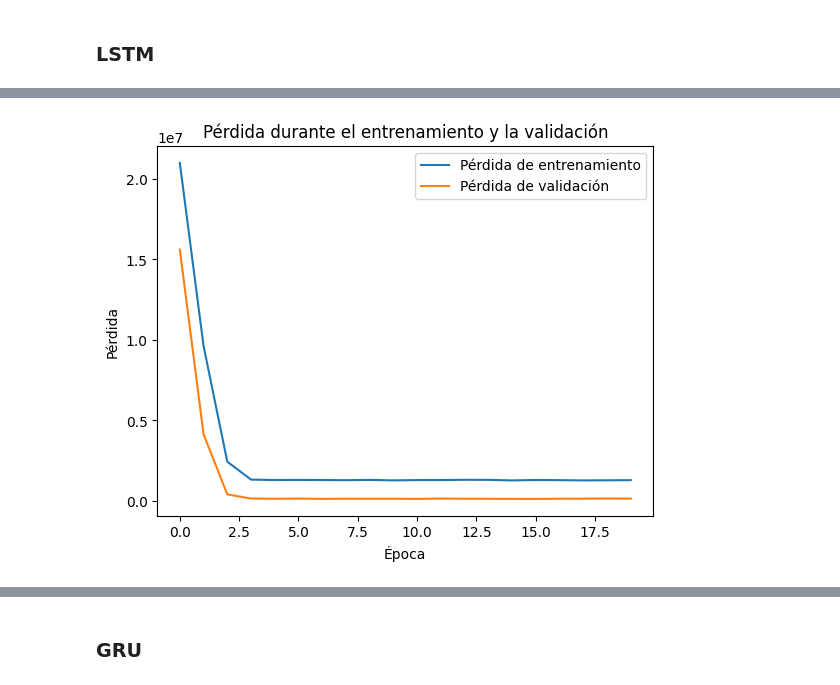
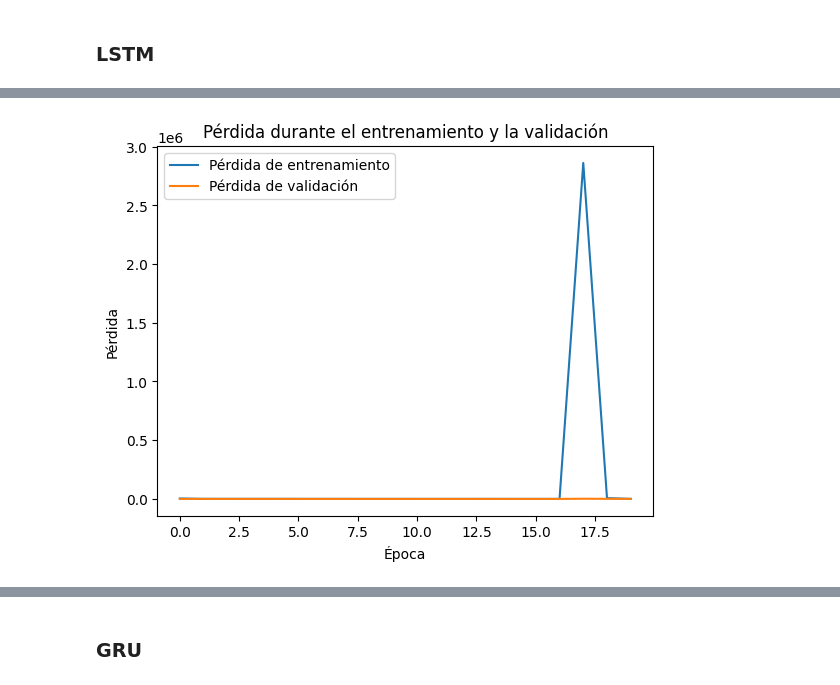
Before and after one commit to FerEsq/DL-TimeSeries-Analysis, a Jupyter notebook: Analysis.ipynb, the cells around one changed output, grey strips where cells are left out. Saved outputs shown, nothing was run; the diff lists cells and outputs as text; code cells hidden in the pictures.

Commit message:
LSTM Re-trained

```diff
--- a/Analysis.ipynb
+++ b/Analysis.ipynb
@@ -155,16 +157,17 @@ Test shape: (50373, 30)
 # %% [markdown]
 ### LSTM
 # %%
-# Modelo LSTM
 model = tf.keras.Sequential([
-    tf.keras.layers.LSTM(64, return_sequences=True, input_shape=(window_size, 1)),
-    tf.keras.layers.Dropout(0.3),
-    tf.keras.layers.LSTM(32),
-    tf.keras.layers.Dense(16, activation='relu'),
-    tf.keras.layers.Dropout(0.3),
+    tf.keras.Input(shape=(X_train.shape[1], 1)),
+    tf.keras.layers.LSTM(
+        50,
+        activation='relu',
+    ),
+    tf.keras.layers.Dense(1),
+    tf.keras.layers.Dropout(0.2),
     tf.keras.layers.Dense(1)
+
 ])
-
 # Compilar el modelo
 model.compile(optimizer='adam', loss='mse')
 
@@ -192,6 +191,11 @@ Model: "sequential_1"
  Non-trainable params: 0 (0.00 B)
 # %%
-#train
-history = model.fit(train_sequences, train_targets, epochs=20, batch_size=32, validation_split=0.2)
+lstm_history = model.fit(
+    X_train.values.reshape((X_train.shape[0], X_train.shape[1], 1)),
+    y_train,
+    epochs=20,
+    batch_size=32,
+    validation_split=0.2
+)
 # %% [output]
 Epoch 1/20
@@ -233,10 +224,10 @@ Pérdida en el conjunto de validación: 5464758.5
 # %%
-plt.plot(history.history['loss'], label='Pérdida de entrenamiento')
-plt.plot(history.history['val_loss'], label='Pérdida de validación')
+plt.plot(lstm_history.history['loss'], label='Pérdida de entrenamiento')
+plt.plot(lstm_history.history['val_loss'], label='Pérdida de validación')
 plt.title('Pérdida durante el entrenamiento y la validación')
 plt.xlabel('Época')
 plt.ylabel('Pérdida')
 plt.legend()
 plt.show()
 # %% [output]
-[figure, old version]
+[figure, new version]
```
Also changed, not shown: parts of 11 cells of this notebook, 1 other file.
